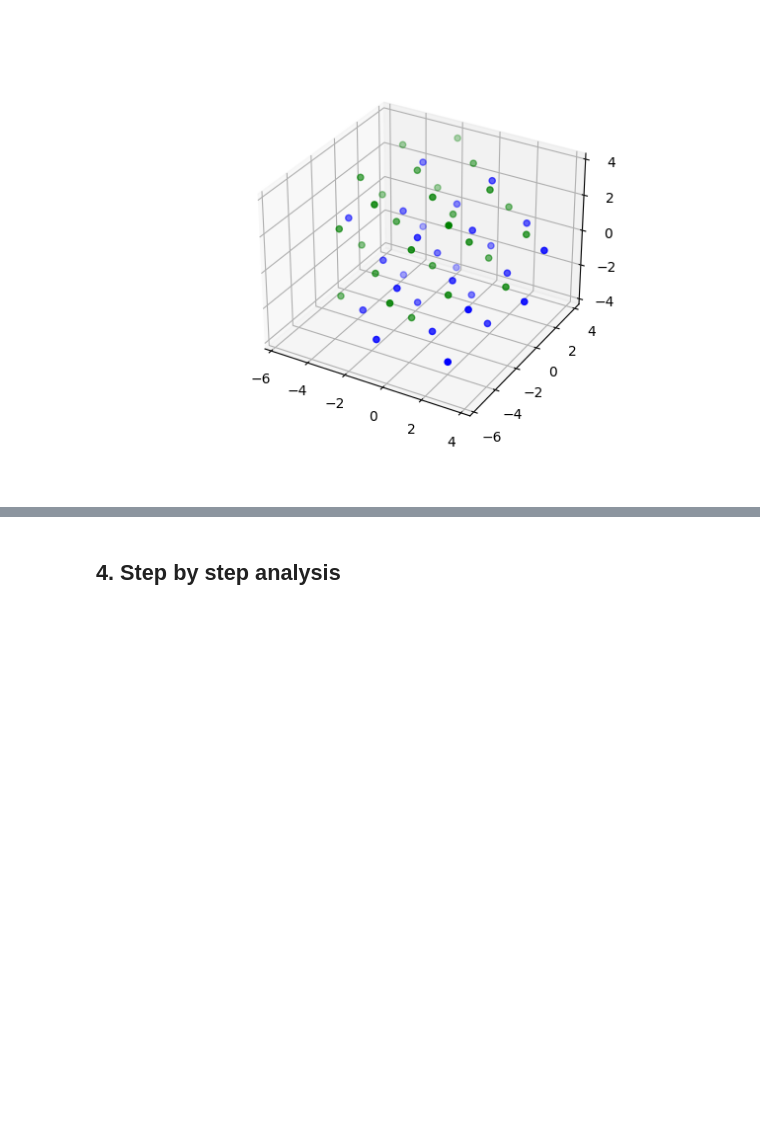
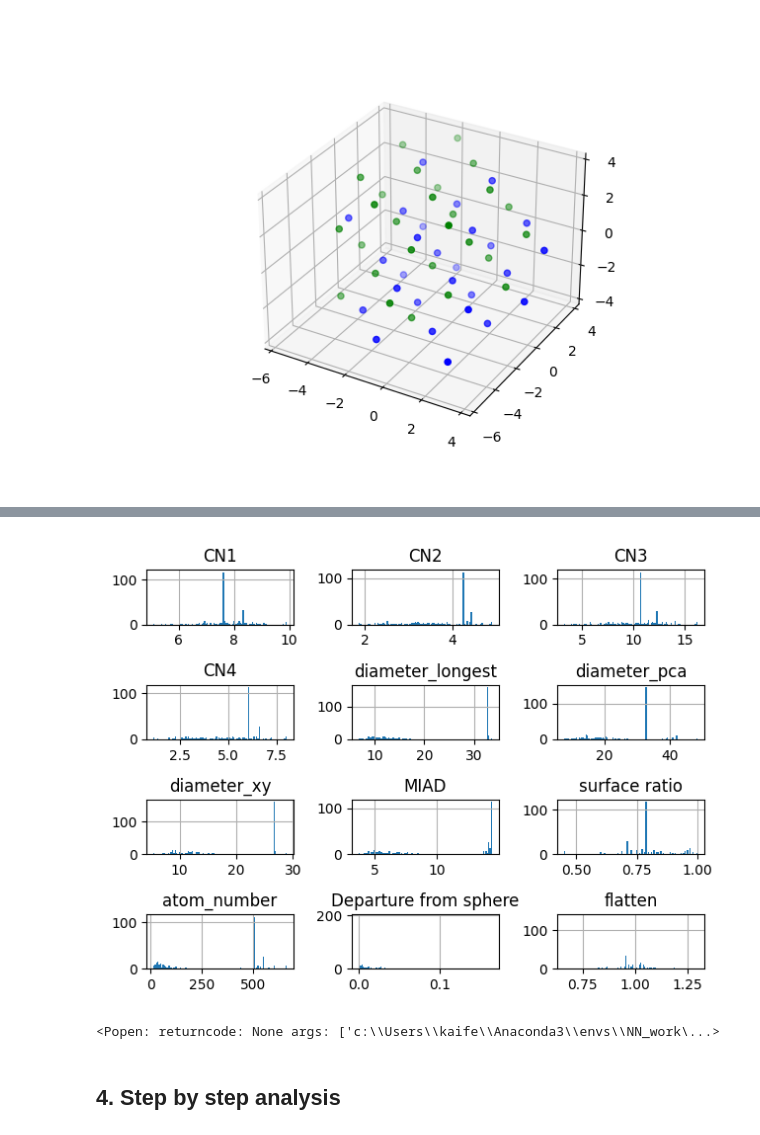
Before and after one commit to kaifengZheng/GA_nano_generator, a Jupyter notebook: particle_generator_test.ipynb, the cells around one changed output, grey strips where cells are left out. Saved outputs shown, nothing was run; the diff lists cells and outputs as text; code cells hidden in the pictures; blank space fills up the shorter version.

```diff
--- a/particle_generator_test.ipynb
+++ b/particle_generator_test.ipynb
@@ -719,7 +807,7 @@ def atom_trancate_center(genome,theta,phi,lc,max_num_atoms):
     particle,big_lattice=recon_coordfromcodes(genome,lc,max_num_atoms)
     particle=np.array(particle)
     center=np.mean(particle,axis=0)
-    print(center)
+    # print(center)
     normal=normal_vector(center,theta,phi)
     trancate_particle=[]
     for pos in particle:
@@ -729,9 +817,20 @@ def atom_trancate_center(genome,theta,phi,lc,max_num_atoms):
         for pos in particle:
             if normal[0]*(pos[0]-center[0])+normal[1]*(pos[1]-center[1])+normal[2]*(pos[2]-center[2])<=0:
                 trancate_particle.append([pos[0],pos[1],pos[2]])
+    trancate_particle=np.array(trancate_particle)
+    trancate_particle=particle_shift_zerocenter(trancate_particle,big_lattice)
     genome_recon=encode_fromcoord(trancate_particle,lc,max_num_atoms)
     # print(f"1={len(genome_recon)}")
     return genome_recon
+
+def particle_shift_zerocenter(particle,big_crystal):
+    particle_mean=np.mean(particle,axis=0)
+    particle_shift=particle-particle_mean
+    index=[]
+    for i in range(len(particle)):
+        index.extend(np.where(np.all(np.isclose(particle_shift[i],big_crystal,rtol=1),axis=1))[0])
+    return np.array(big_crystal[index])
+
 def recon_coordfromcodes(genome,lc,max_num_atoms):
     num_lattice=max_num_atoms//2
     n_max=int(np.ceil(np.cbrt(num_lattice)))
@@ -746,8 +845,8 @@ def encode_fromcoord(particle,lc,max_num_atoms):
     n_max=int(np.ceil(np.cbrt(num_lattice)))
     lattice,mid_position=empty_lattice(lc,n_max,n_max,n_max)
     for i in range(len(particle)):
-        index.extend(np.where(np.all(np.isclose(particle[i],lattice,rtol=1e-3),axis=1))[0])
-    print(index)
+        index.extend(np.where(np.all(np.isclose(particle[i],lattice,rtol=1),axis=1))[0])
+    # print(index)
     genome_recon=np.zeros(len(lattice))
     for i in index:
         genome_recon[i]=1
@@ -805,3 +1023,17 @@ ax.scatter(particle_down1[:,0],particle_down1[:,1],particle_down1[:,2],c='b')
+# %%
+particles_descriptors=[]
+bas=[]
+for i in range(len(last_list)):
+    particles_descriptors.append(descriptor_table(last_list[i]))
+pdes=pd.DataFrame(particles_descriptors)
+pdes.hist(bins=100)
+plt.tight_layout()
+# %% [output]
+[figure, added]
+# %%
+view(last_list[0])
+# %% [output]
+<Popen: returncode: None args: ['c:\\Users\\kaife\\Anaconda3\\envs\\NN_work\...>
 # %% [markdown]
 ## 4. Step by step analysis
 # %%
```
Also changed, not shown: parts of 17 cells of this notebook.
